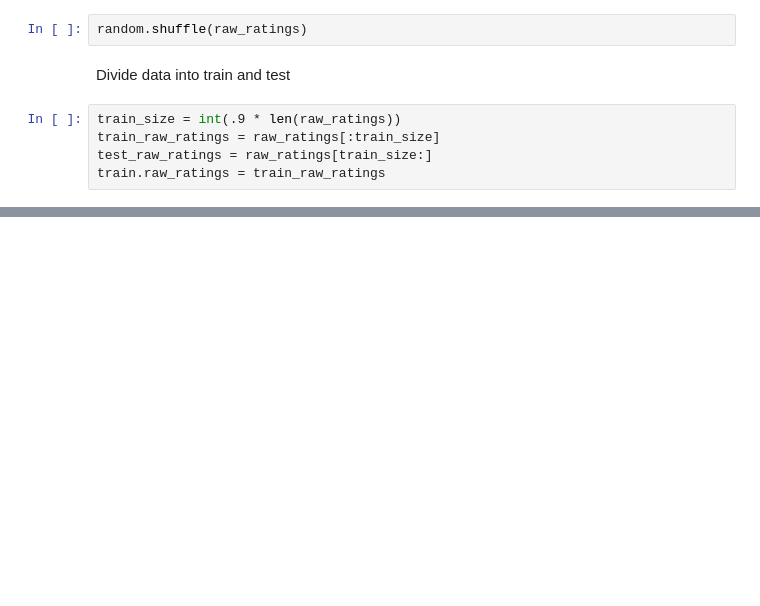
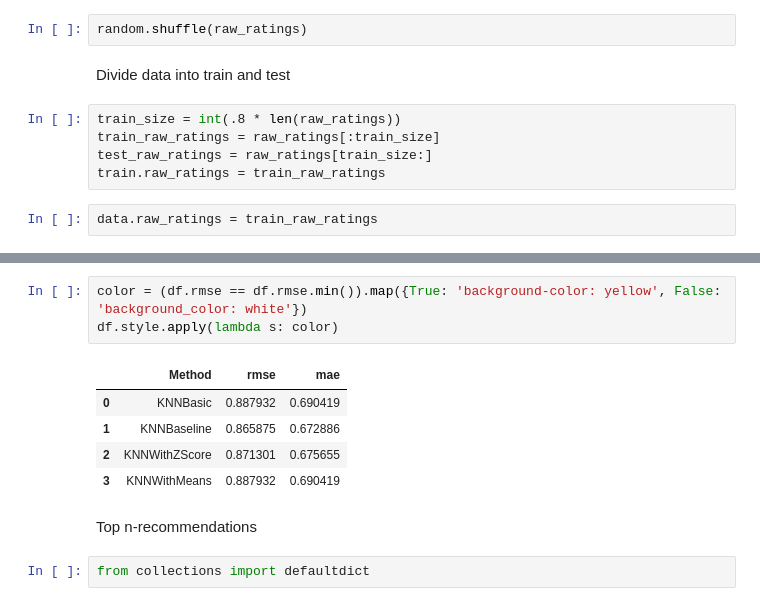
Before and after one commit to zuba0/Book-recommendation-system, a Jupyter notebook: Collaborative filtering.ipynb, the cells around one changed output, grey strips where cells are left out. Saved outputs shown, nothing was run; the diff lists cells and outputs as text; blank space fills up the shorter version.

```diff
--- a/Collaborative filtering.ipynb
+++ b/Collaborative filtering.ipynb
@@ -212,8 +146,10 @@ random.shuffle(raw_ratings)
 # %% [markdown]
 Divide data into train and test
 # %%
-train_size = int(.9 * len(raw_ratings))
+train_size = int(.8 * len(raw_ratings))
 train_raw_ratings = raw_ratings[:train_size]
 test_raw_ratings = raw_ratings[train_size:]
 train.raw_ratings = train_raw_ratings
+# %%
+data.raw_ratings = train_raw_ratings
 # %%
@@ -273,0 +286,13 @@ df
+# %%
+color = (df.rmse == df.rmse.min()).map({True: 'background-color: yellow', False: 'background_color: white'})
+df.style.apply(lambda s: color)
+# %% [output]
+|  | Method | rmse | mae |
+| 0 | KNNBasic | 0.887932 | 0.690419 |
+| 1 | KNNBaseline | 0.865875 | 0.672886 |
+| 2 | KNNWithZScore | 0.871301 | 0.675655 |
+| 3 | KNNWithMeans | 0.887932 | 0.690419 |
+# %% [markdown]
+Top n-recommendations
+# %%
+from collections import defaultdict
```
Also changed, not shown: parts of 35 cells of this notebook.
